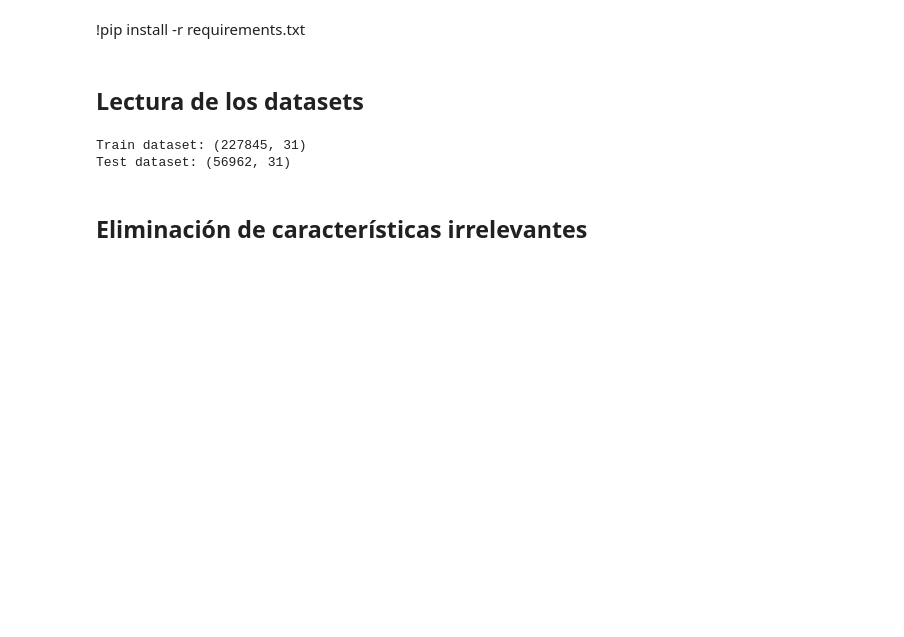
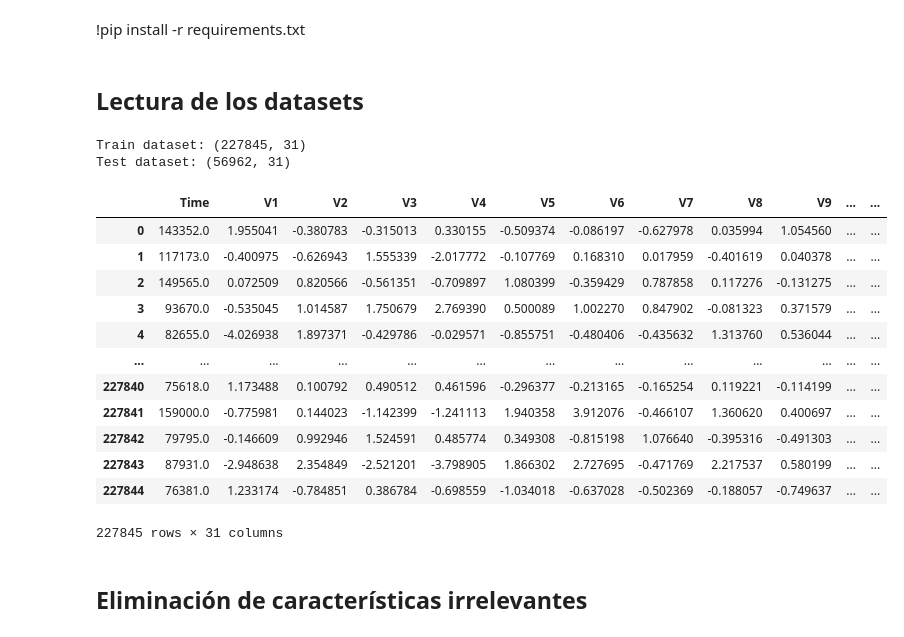
Before and after one commit to LuciaM13/Machine_Learning_Reto_2, a Jupyter notebook: 02_Preprocessing.ipynb, the cells around one changed output. Drawn from its saved outputs; the diff is of its cells as text; code cells hidden in the pictures; blank space fills up the shorter version.

```diff
--- a/02_Preprocessing.ipynb
+++ b/02_Preprocessing.ipynb
@@ -108,5 +111,21 @@ print("Test dataset:", df_test.shape)
 # %% [output]
 Train dataset: (227845, 31)
 Test dataset: (56962, 31)
+# %%
+df_train
+# %% [output]
+|  | Time | V1 | V2 | V3 | V4 | V5 | V6 | V7 | V8 | V9 | ... | ... |
+| 0 | 143352.0 | 1.955041 | -0.380783 | -0.315013 | 0.330155 | -0.509374 | -0.086197 | -0.627978 | 0.035994 | 1.054560 | ... | ... |
+| 1 | 117173.0 | -0.400975 | -0.626943 | 1.555339 | -2.017772 | -0.107769 | 0.168310 | 0.017959 | -0.401619 | 0.040378 | ... | ... |
+| 2 | 149565.0 | 0.072509 | 0.820566 | -0.561351 | -0.709897 | 1.080399 | -0.359429 | 0.787858 | 0.117276 | -0.131275 | ... | ... |
+| 3 | 93670.0 | -0.535045 | 1.014587 | 1.750679 | 2.769390 | 0.500089 | 1.002270 | 0.847902 | -0.081323 | 0.371579 | ... | ... |
+| 4 | 82655.0 | -4.026938 | 1.897371 | -0.429786 | -0.029571 | -0.855751 | -0.480406 | -0.435632 | 1.313760 | 0.536044 | ... | ... |
+| ... | ... | ... | ... | ... | ... | ... | ... | ... | ... | ... | ... | ... |
+| 227840 | 75618.0 | 1.173488 | 0.100792 | 0.490512 | 0.461596 | -0.296377 | -0.213165 | -0.165254 | 0.119221 | -0.114199 | ... | ... |
+| 227841 | 159000.0 | -0.775981 | 0.144023 | -1.142399 | -1.241113 | 1.940358 | 3.912076 | -0.466107 | 1.360620 | 0.400697 | ... | ... |
+| 227842 | 79795.0 | -0.146609 | 0.992946 | 1.524591 | 0.485774 | 0.349308 | -0.815198 | 1.076640 | -0.395316 | -0.491303 | ... | ... |
+| 227843 | 87931.0 | -2.948638 | 2.354849 | -2.521201 | -3.798905 | 1.866302 | 2.727695 | -0.471769 | 2.217537 | 0.580199 | ... | ... |
+| 227844 | 76381.0 | 1.233174 | -0.784851 | 0.386784 | -0.698559 | -1.034018 | -0.637028 | -0.502369 | -0.188057 | -0.749637 | ... | ... |
+227845 rows × 31 columns
 # %% [markdown]
 ## Eliminación de características irrelevantes
```
Also changed, not shown: parts of 20 cells of this notebook, 10 other files.
